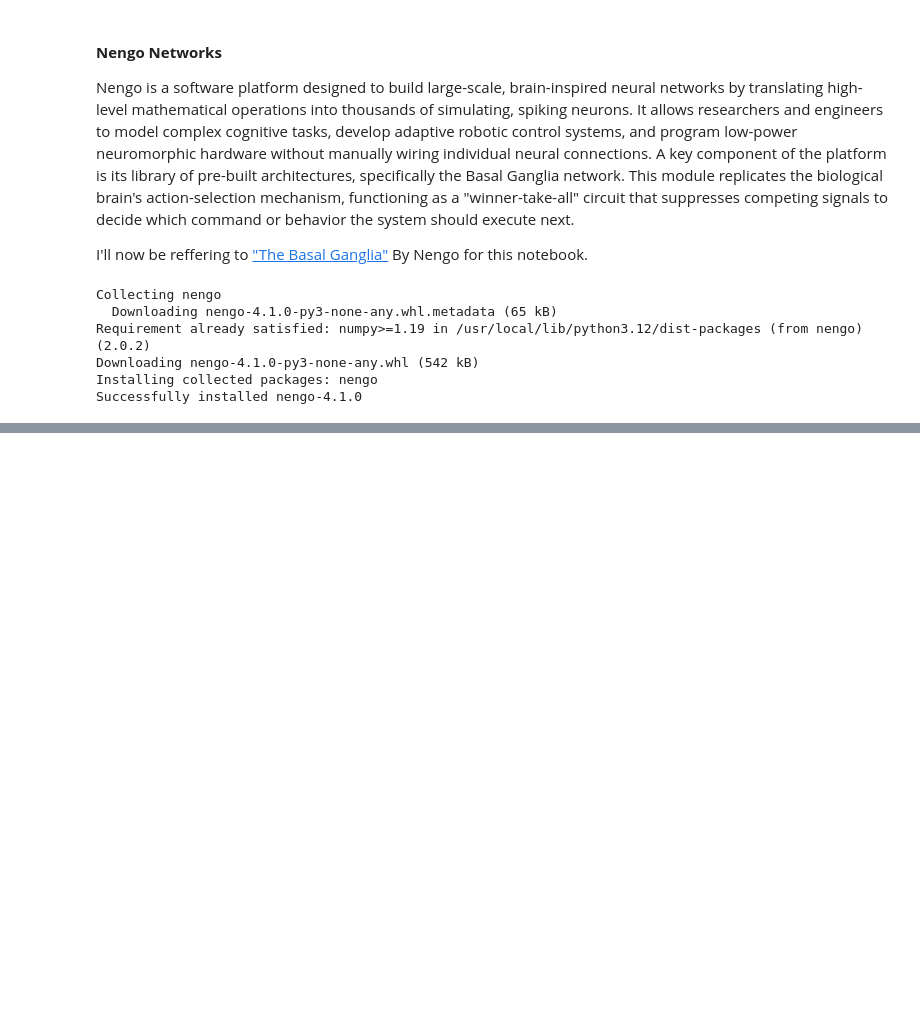
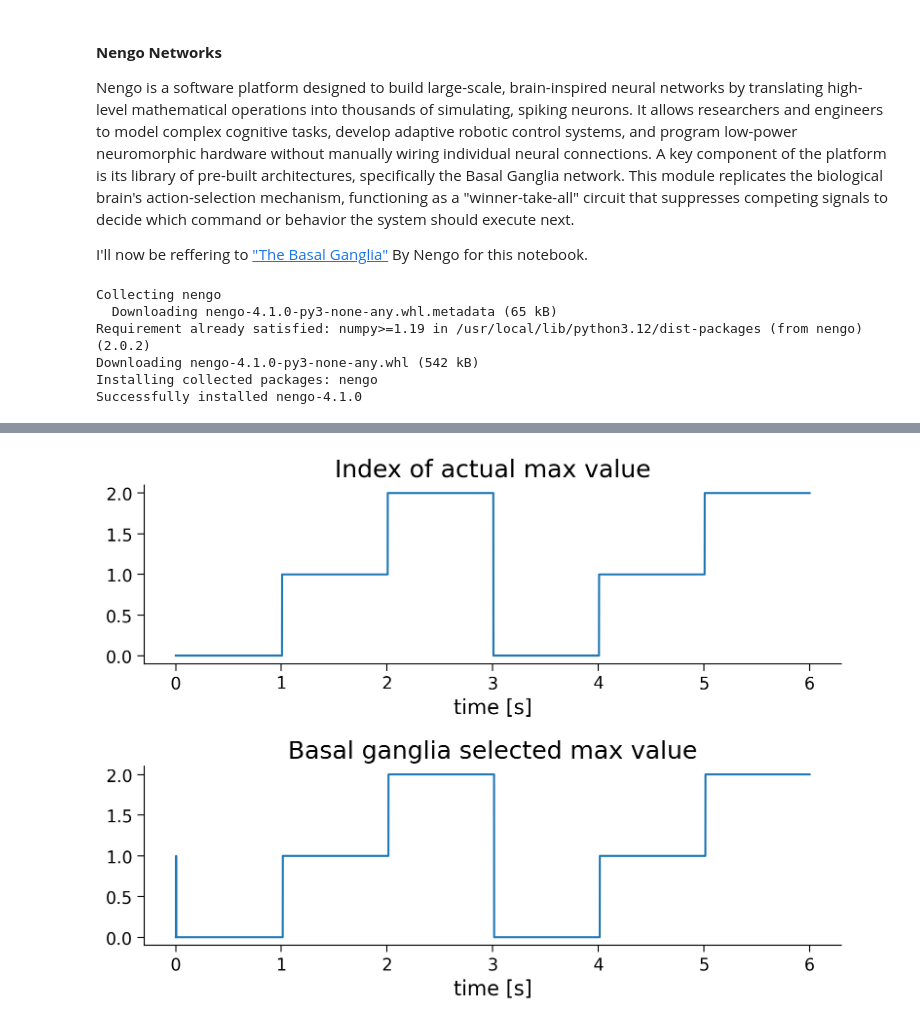
Before and after one commit to briskicedteaa/SP-Model-Repo, a Jupyter notebook: Prototype_v0_2.ipynb, the cells around one changed output, grey strips where cells are left out. Cells and saved outputs as stored; diff of their text form; code cells hidden in the pictures; blank space fills up the shorter version.

```diff
--- a/Prototype_v0_2.ipynb
+++ b/Prototype_v0_2.ipynb
@@ -933,3 +933,6 @@ with model:
     nengo.Connection(actions, basal_ganglia.input, synapse=None)
     selected_action = nengo.Probe(basal_ganglia.output, synapse=0.01)
     input_actions = nengo.Probe(actions, synapse=0.01)
+# %%
+with nengo.Simulator(model) as sim:
+    sim.run(6)
@@ -935,0 +953,15 @@ with model:
+# %%
+plt.figure()
+plt.subplot(2, 1, 1)
+plt.plot(sim.trange(), sim.data[input_actions].argmax(axis=1))
+plt.ylim(-0.1, 2.1)
+plt.xlabel("time [s]")
+plt.title("Index of actual max value")
+plt.subplot(2, 1, 2)
+plt.plot(sim.trange(), sim.data[selected_action].argmax(axis=1))
+plt.ylim(-0.1, 2.1)
+plt.xlabel("time [s]")
+plt.title("Basal ganglia selected max value")
+plt.tight_layout()
+# %% [output]
+[figure, added]
```
Also changed, not shown: parts of 1 cell of this notebook.
